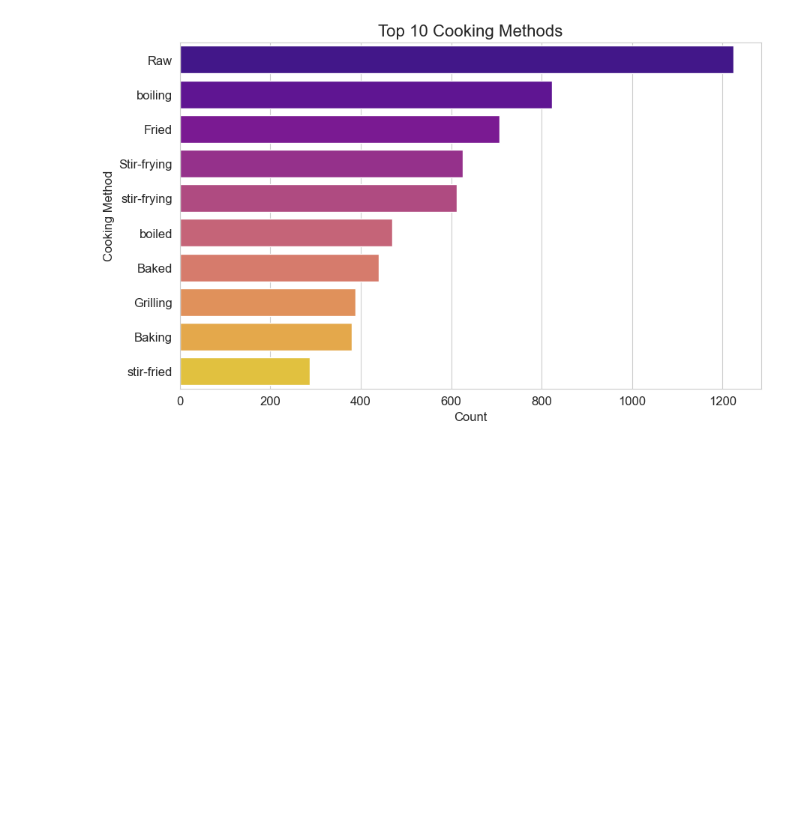
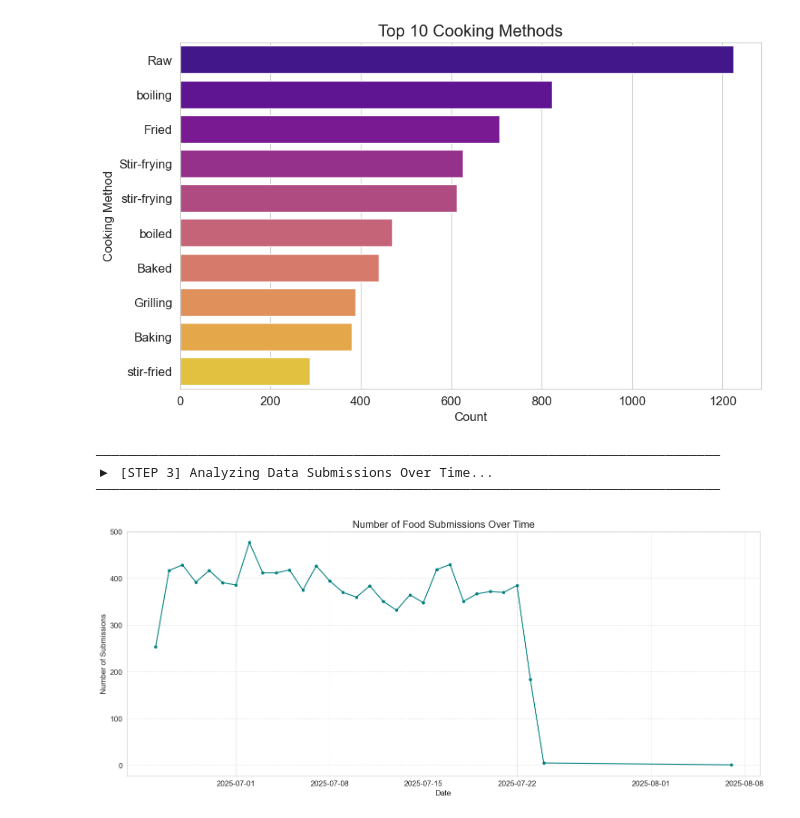
Before and after one commit to Aaditya235-design/NutriSage, a Jupyter notebook: Codes/EDA_PIPELINE.ipynb, the cells around one changed output. Cells and saved outputs as stored; diff of their text form; code cells hidden in the pictures; blank space fills up the shorter version.

```diff
--- a/Codes/EDA_PIPELINE.ipynb
+++ b/Codes/EDA_PIPELINE.ipynb
@@ -116,3 +116,23 @@ Passing `palette` without assigning `hue` is deprecated and will be removed in v
 
   sns.countplot(y=df['cooking_method'], order=top_10_cooking.index, palette='plasma')
 [figure]
+# %%
+print("─" * 80)
+print("▶ [STEP 3] Analyzing Data Submissions Over Time...")
+print("─" * 80)
+
+# Group data by date and count the number of submissions
+submissions_by_day = df.groupby(df['submission_date'].dt.date).size()
+
+plt.figure(figsize=(18, 7))
+submissions_by_day.plot(kind='line', marker='o', linestyle='-', markersize=4, color='teal')
+plt.title('Number of Food Submissions Over Time', fontsize=16)
+plt.xlabel('Date', fontsize=12)
+plt.ylabel('Number of Submissions', fontsize=12)
+plt.grid(True, which='both', linestyle='--', linewidth=0.5)
+plt.show()
+# %% [output]
+────────────────────────────────────────────────────────────────────────────────
+▶ [STEP 3] Analyzing Data Submissions Over Time...
+────────────────────────────────────────────────────────────────────────────────
+[figure, added]
```
